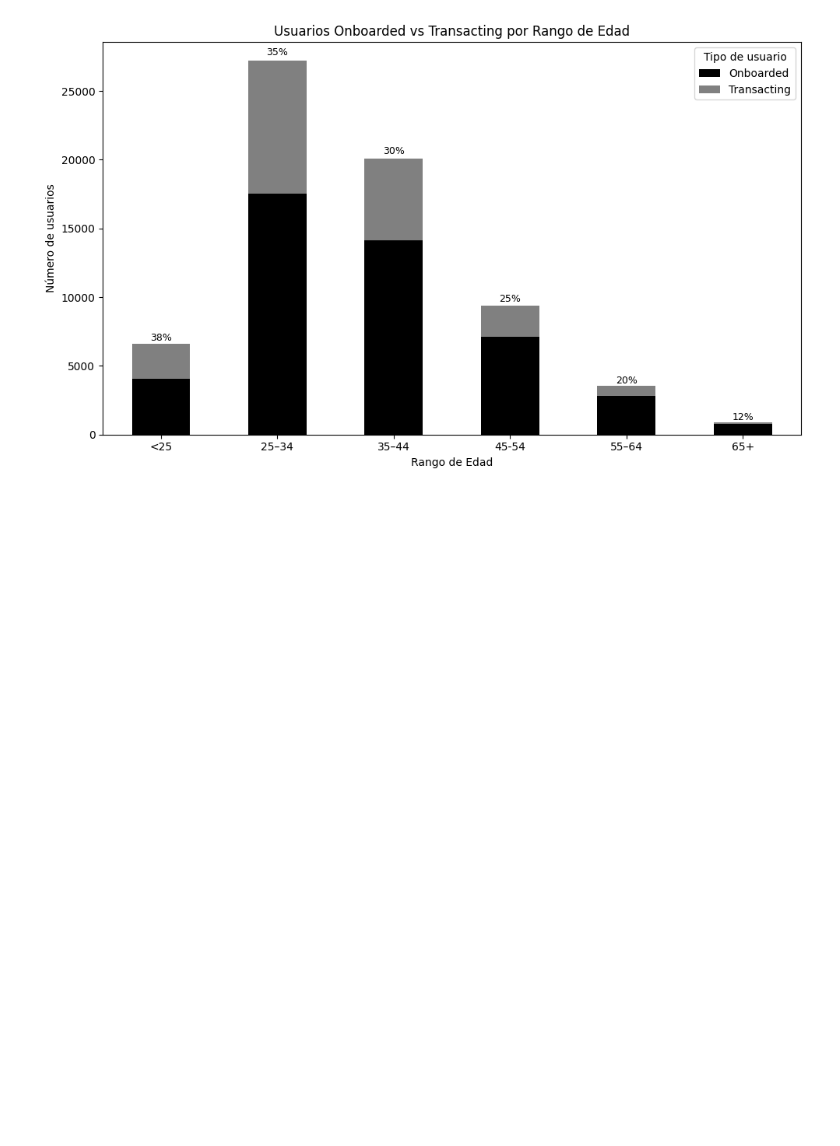
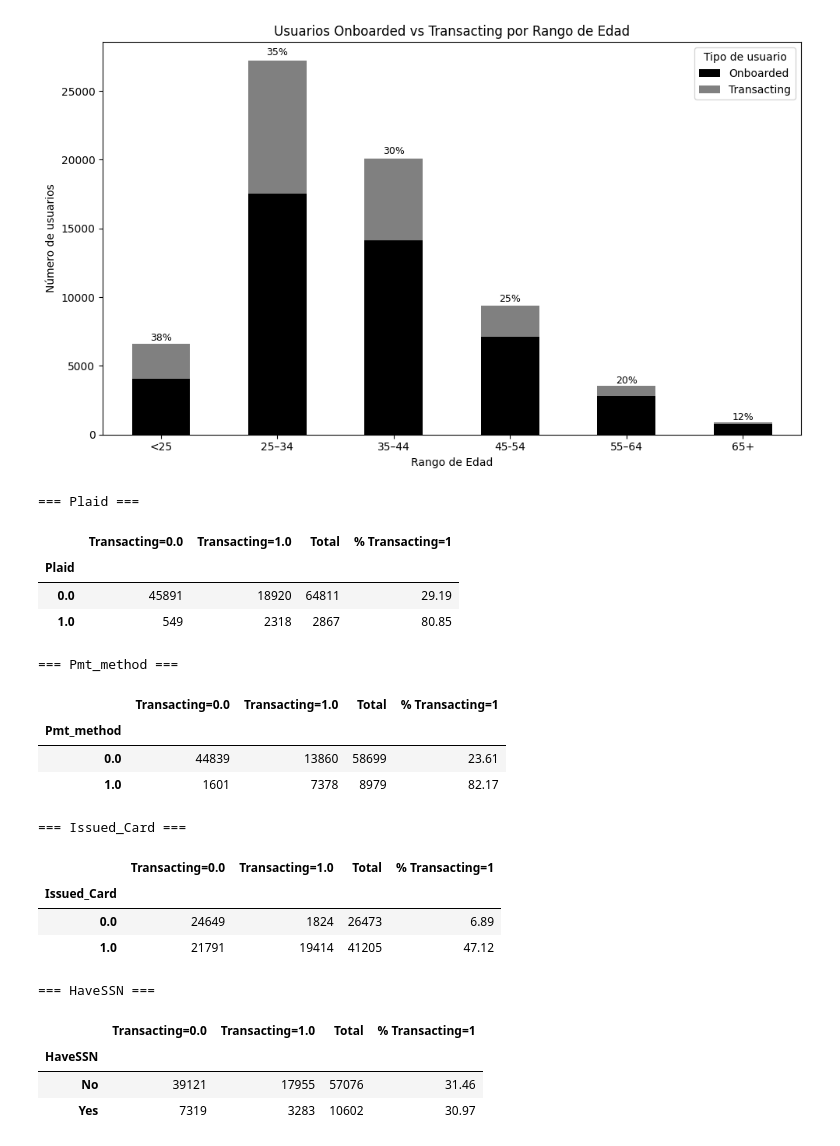
Before and after one commit to christiangarza1505813/Tesina, a Jupyter notebook: Model/model.ipynb, the cells around one changed output. Saved outputs shown, nothing was run; the diff lists cells and outputs as text; code cells hidden in the pictures; blank space fills up the shorter version.

```diff
--- a/Model/model.ipynb
+++ b/Model/model.ipynb
@@ -348,3 +348,43 @@ plt.tight_layout()
 plt.show()
 # %% [output]
 [figure]
+# %%
+import pandas as pd
+
+cols = ['Plaid', 'Pmt_method', 'Issued_Card','HaveSSN']
+matrices = {}
+
+for col in cols:
+    if col in df.columns:
+        # tabla cruzada: filas = valores de la columna, columnas = Transacting (0/1)
+        ct = pd.crosstab(df[col], df['Transacting'], dropna=False)
+        ct.columns = [f"Transacting={c}" for c in ct.columns]  # renombrar columnas
+        ct['Total'] = ct.sum(axis=1)
+        ct['% Transacting=1'] = (ct['Transacting=1.0'] / ct['Total'] * 100).round(2)
+        matrices[col] = ct
+
+# Ahora puedes revisar cada tabla:
+for col, tabla in matrices.items():
+    print(f"\n=== {col} ===")
+    display(tabla)
+# %% [output]
+=== Plaid ===
+|  | Transacting=0.0 | Transacting=1.0 | Total | % Transacting=1 |
+| Plaid |  |  |  |  |
+| 0.0 | 45891 | 18920 | 64811 | 29.19 |
+| 1.0 | 549 | 2318 | 2867 | 80.85 |
+=== Pmt_method ===
+|  | Transacting=0.0 | Transacting=1.0 | Total | % Transacting=1 |
+| Pmt_method |  |  |  |  |
+| 0.0 | 44839 | 13860 | 58699 | 23.61 |
+| 1.0 | 1601 | 7378 | 8979 | 82.17 |
+=== Issued_Card ===
+|  | Transacting=0.0 | Transacting=1.0 | Total | % Transacting=1 |
+| Issued_Card |  |  |  |  |
+| 0.0 | 24649 | 1824 | 26473 | 6.89 |
+| 1.0 | 21791 | 19414 | 41205 | 47.12 |
+=== HaveSSN ===
+|  | Transacting=0.0 | Transacting=1.0 | Total | % Transacting=1 |
+| HaveSSN |  |  |  |  |
+| No | 39121 | 17955 | 57076 | 31.46 |
+| Yes | 7319 | 3283 | 10602 | 30.97 |
```
